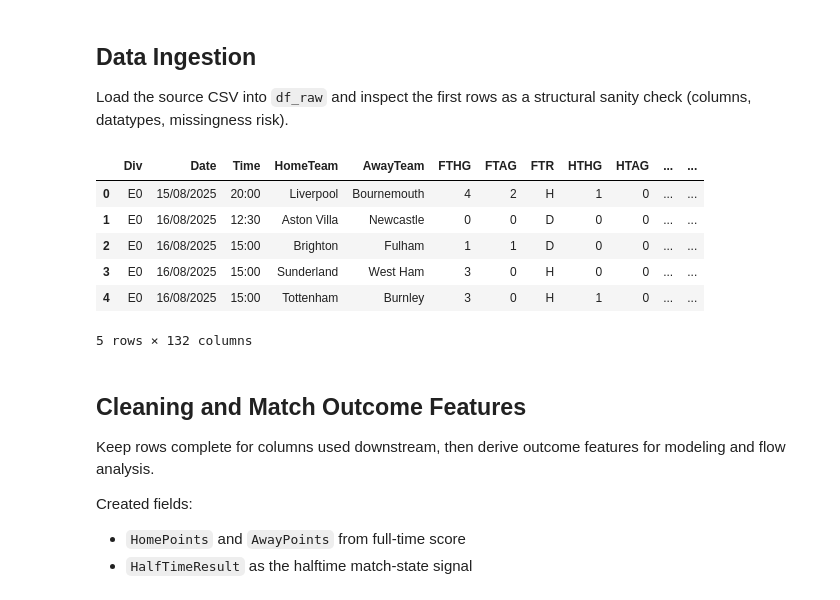
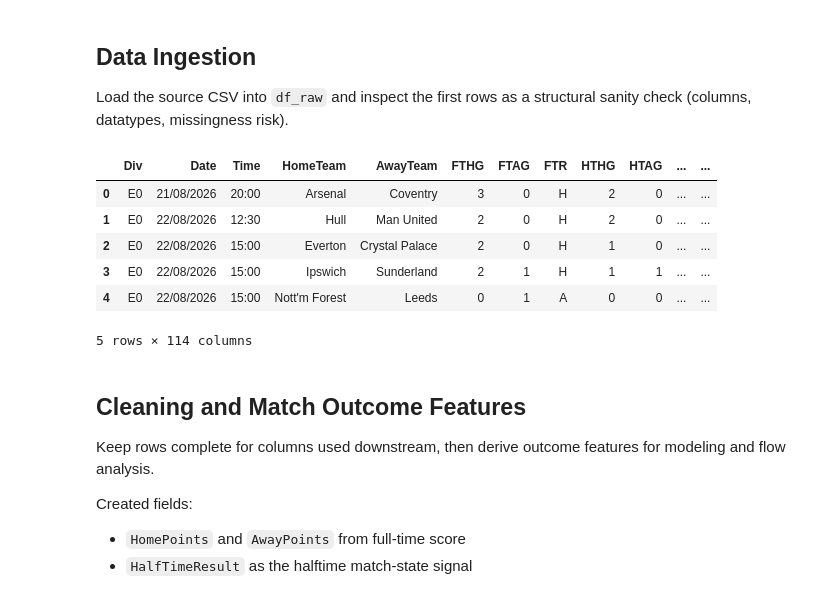
Before and after one commit to TymoteuszDrewniak/premier-league-2025-26-analytics, a Jupyter notebook: pipeline.ipynb, the cells around one changed output. Saved outputs shown, nothing was run; the diff lists cells and outputs as text; code cells hidden in the pictures.

```diff
--- a/pipeline.ipynb
+++ b/pipeline.ipynb
@@ -30,22 +30,22 @@ ASSETS_DIR.mkdir(parents=True, exist_ok=True)
 
 Load the source CSV into `df_raw` and inspect the first rows as a structural sanity check (columns, datatypes, missingness risk).
 # %%
-season = '2526'
+season = '2627'
 league = 'E0'
 url = f"https://www.football-data.co.uk/mmz4281/{season}/{league}.csv"
 try:
     df_raw = pd.read_csv(url)
     display(df_raw.head())
 except Exception as e:
     print(f"There was an error with downloading data: {e}")
 # %% [output]
 |  | Div | Date | Time | HomeTeam | AwayTeam | FTHG | FTAG | FTR | HTHG | HTAG | ... | ... |
-| 0 | E0 | 15/08/2025 | 20:00 | Liverpool | Bournemouth | 4 | 2 | H | 1 | 0 | ... | ... |
-| 1 | E0 | 16/08/2025 | 12:30 | Aston Villa | Newcastle | 0 | 0 | D | 0 | 0 | ... | ... |
-| 2 | E0 | 16/08/2025 | 15:00 | Brighton | Fulham | 1 | 1 | D | 0 | 0 | ... | ... |
-| 3 | E0 | 16/08/2025 | 15:00 | Sunderland | West Ham | 3 | 0 | H | 0 | 0 | ... | ... |
-| 4 | E0 | 16/08/2025 | 15:00 | Tottenham | Burnley | 3 | 0 | H | 1 | 0 | ... | ... |
+| 0 | E0 | 21/08/2026 | 20:00 | Arsenal | Coventry | 3 | 0 | H | 2 | 0 | ... | ... |
+| 1 | E0 | 22/08/2026 | 12:30 | Hull | Man United | 2 | 0 | H | 2 | 0 | ... | ... |
+| 2 | E0 | 22/08/2026 | 15:00 | Everton | Crystal Palace | 2 | 0 | H | 1 | 0 | ... | ... |
+| 3 | E0 | 22/08/2026 | 15:00 | Ipswich | Sunderland | 2 | 1 | H | 1 | 1 | ... | ... |
+| 4 | E0 | 22/08/2026 | 15:00 | Nott'm Forest | Leeds | 0 | 1 | A | 0 | 0 | ... | ... |
-5 rows × 132 columns
+5 rows × 114 columns
 # %% [markdown]
 ## Cleaning and Match Outcome Features
 
```
Also changed, not shown: parts of 7 cells of this notebook, 4 other files.
